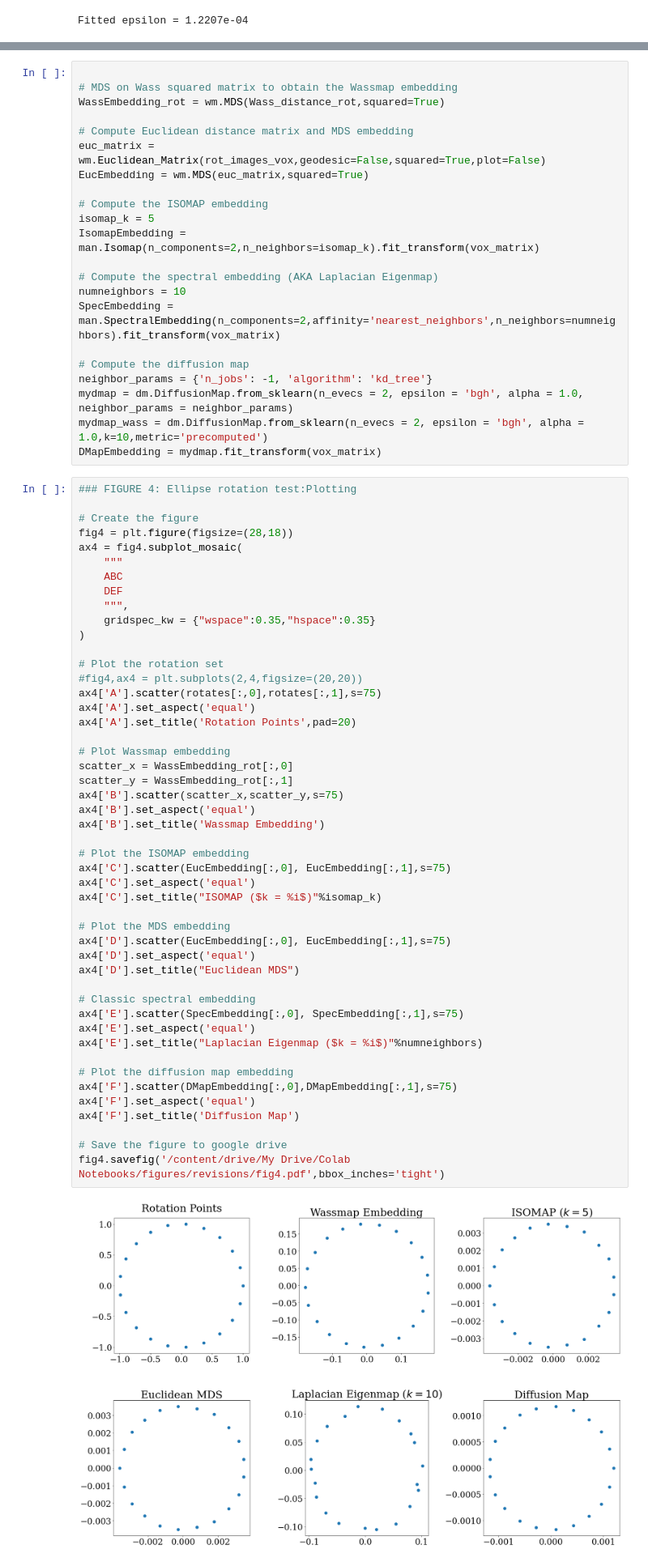
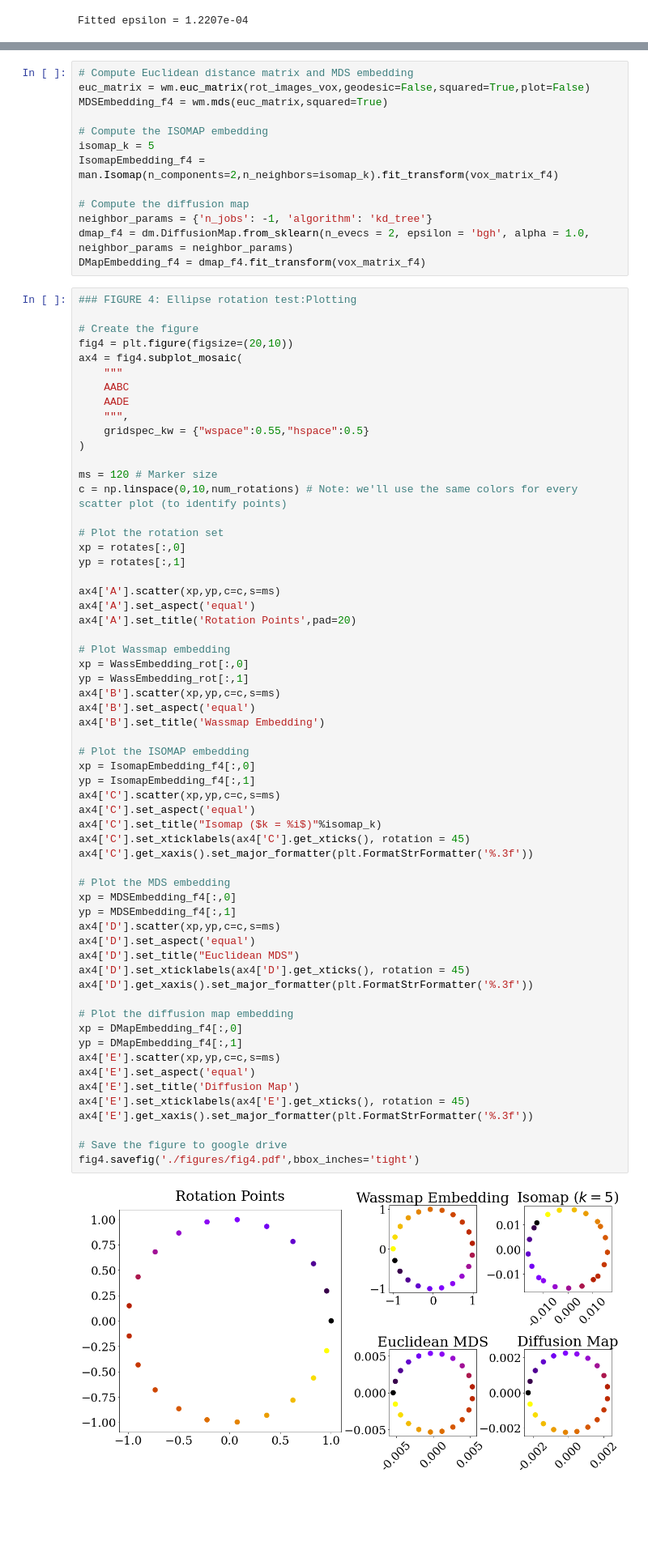
Before and after one commit to Wassmap/wassmap, a Jupyter notebook: example/SIMODS/MainFigures.ipynb, the cells around one changed output, grey strips where cells are left out. Shown at 81% size. Cells and saved outputs as stored; diff of their text form; blank space fills up the shorter version.

```diff
--- a/example/SIMODS/MainFigures.ipynb
+++ b/example/SIMODS/MainFigures.ipynb
@@ -498,72 +517,75 @@ Computed Wasserstein distance matrix (N = 21) in 468.3827 seconds
 # %%
-
-# MDS on Wass squared matrix to obtain the Wassmap embedding
-WassEmbedding_rot = wm.MDS(Wass_distance_rot,squared=True)
-
 # Compute Euclidean distance matrix and MDS embedding
-euc_matrix = wm.Euclidean_Matrix(rot_images_vox,geodesic=False,squared=True,plot=False)
-EucEmbedding = wm.MDS(euc_matrix,squared=True)
+euc_matrix = wm.euc_matrix(rot_images_vox,geodesic=False,squared=True,plot=False)
+MDSEmbedding_f4 = wm.mds(euc_matrix,squared=True)
 
 # Compute the ISOMAP embedding
 isomap_k = 5
-IsomapEmbedding = man.Isomap(n_components=2,n_neighbors=isomap_k).fit_transform(vox_matrix)
-
-# Compute the spectral embedding (AKA Laplacian Eigenmap)
-numneighbors = 10
-SpecEmbedding = man.SpectralEmbedding(n_components=2,affinity='nearest_neighbors',n_neighbors=numneighbors).fit_transform(vox_matrix)
+IsomapEmbedding_f4 = man.Isomap(n_components=2,n_neighbors=isomap_k).fit_transform(vox_matrix_f4)
 
 # Compute the diffusion map
 neighbor_params = {'n_jobs': -1, 'algorithm': 'kd_tree'}
-mydmap = dm.DiffusionMap.from_sklearn(n_evecs = 2, epsilon = 'bgh', alpha = 1.0, neighbor_params = neighbor_params)
-mydmap_wass = dm.DiffusionMap.from_sklearn(n_evecs = 2, epsilon = 'bgh', alpha = 1.0,k=10,metric='precomputed')
-DMapEmbedding = mydmap.fit_transform(vox_matrix)
+dmap_f4 = dm.DiffusionMap.from_sklearn(n_evecs = 2, epsilon = 'bgh', alpha = 1.0, neighbor_params = neighbor_params)
+DMapEmbedding_f4 = dmap_f4.fit_transform(vox_matrix_f4)
 # %%
 ### FIGURE 4: Ellipse rotation test:Plotting
 
 # Create the figure
-fig4 = plt.figure(figsize=(28,18))
+fig4 = plt.figure(figsize=(20,10))
 ax4 = fig4.subplot_mosaic(
     """
-    ABC
-    DEF
+    AABC
+    AADE
     """,
-    gridspec_kw = {"wspace":0.35,"hspace":0.35}
+    gridspec_kw = {"wspace":0.55,"hspace":0.5}
 )
 
+ms = 120 # Marker size
+c = np.linspace(0,10,num_rotations) # Note: we'll use the same colors for every scatter plot (to identify points)
+
 # Plot the rotation set
-#fig4,ax4 = plt.subplots(2,4,figsize=(20,20))
-ax4['A'].scatter(rotates[:,0],rotates[:,1],s=75)
+xp = rotates[:,0]
+yp = rotates[:,1]
+
+ax4['A'].scatter(xp,yp,c=c,s=ms)
 ax4['A'].set_aspect('equal')
 ax4['A'].set_title('Rotation Points',pad=20)
 
 # Plot Wassmap embedding
-scatter_x = WassEmbedding_rot[:,0]
-scatter_y = WassEmbedding_rot[:,1]
-ax4['B'].scatter(scatter_x,scatter_y,s=75)
+xp = WassEmbedding_rot[:,0]
+yp = WassEmbedding_rot[:,1]
+ax4['B'].scatter(xp,yp,c=c,s=ms)
 ax4['B'].set_aspect('equal')
 ax4['B'].set_title('Wassmap Embedding')
 
 # Plot the ISOMAP embedding
-ax4['C'].scatter(EucEmbedding[:,0], EucEmbedding[:,1],s=75)
+xp = IsomapEmbedding_f4[:,0]
+yp = IsomapEmbedding_f4[:,1]
+ax4['C'].scatter(xp,yp,c=c,s=ms)
 ax4['C'].set_aspect('equal')
-ax4['C'].set_title("ISOMAP ($k = %i$)"%isomap_k)
+ax4['C'].set_title("Isomap ($k = %i$)"%isomap_k)
+ax4['C'].set_xticklabels(ax4['C'].get_xticks(), rotation = 45)
+ax4['C'].get_xaxis().set_major_formatter(plt.FormatStrFormatter('%.3f'))
 
 # Plot the MDS embedding
-ax4['D'].scatter(EucEmbedding[:,0], EucEmbedding[:,1],s=75)
+xp = MDSEmbedding_f4[:,0]
+yp = MDSEmbedding_f4[:,1]
+ax4['D'].scatter(xp,yp,c=c,s=ms)
 ax4['D'].set_aspect('equal')
 ax4['D'].set_title("Euclidean MDS")
-
-# Classic spectral embedding
-ax4['E'].scatter(SpecEmbedding[:,0], SpecEmbedding[:,1],s=75)
-ax4['E'].set_aspect('equal')
-ax4['E'].set_title("Laplacian Eigenmap ($k = %i$)"%numneighbors)
+ax4['D'].set_xticklabels(ax4['D'].get_xticks(), rotation = 45)
+ax4['D'].get_xaxis().set_major_formatter(plt.FormatStrFormatter('%.3f'))
 
 # Plot the diffusion map embedding
-ax4['F'].scatter(DMapEmbedding[:,0],DMapEmbedding[:,1],s=75)
-ax4['F'].set_aspect('equal')
-ax4['F'].set_title('Diffusion Map')
+xp = DMapEmbedding_f4[:,0]
+yp = DMapEmbedding_f4[:,1]
+ax4['E'].scatter(xp,yp,c=c,s=ms)
+ax4['E'].set_aspect('equal')
+ax4['E'].set_title('Diffusion Map')
+ax4['E'].set_xticklabels(ax4['E'].get_xticks(), rotation = 45)
+ax4['E'].get_xaxis().set_major_formatter(plt.FormatStrFormatter('%.3f'))
 
 # Save the figure to google drive
-fig4.savefig('/content/drive/My Drive/Colab Notebooks/figures/revisions/fig4.pdf',bbox_inches='tight')
+fig4.savefig('./figures/fig4.pdf',bbox_inches='tight')
 # %% [output]
-[figure, old version]
+[figure, new version]
```
Also changed, not shown: parts of 14 cells of this notebook.
